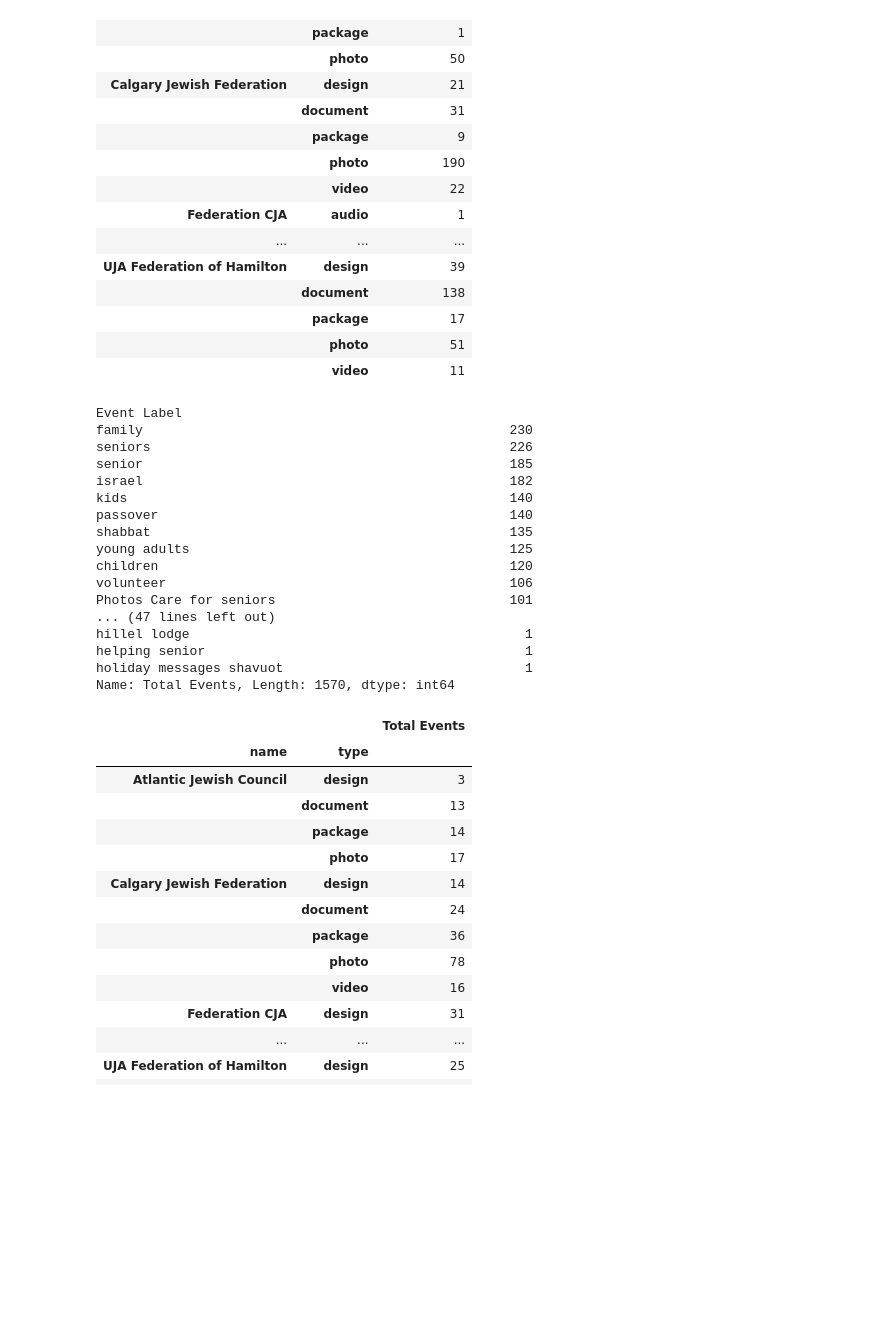
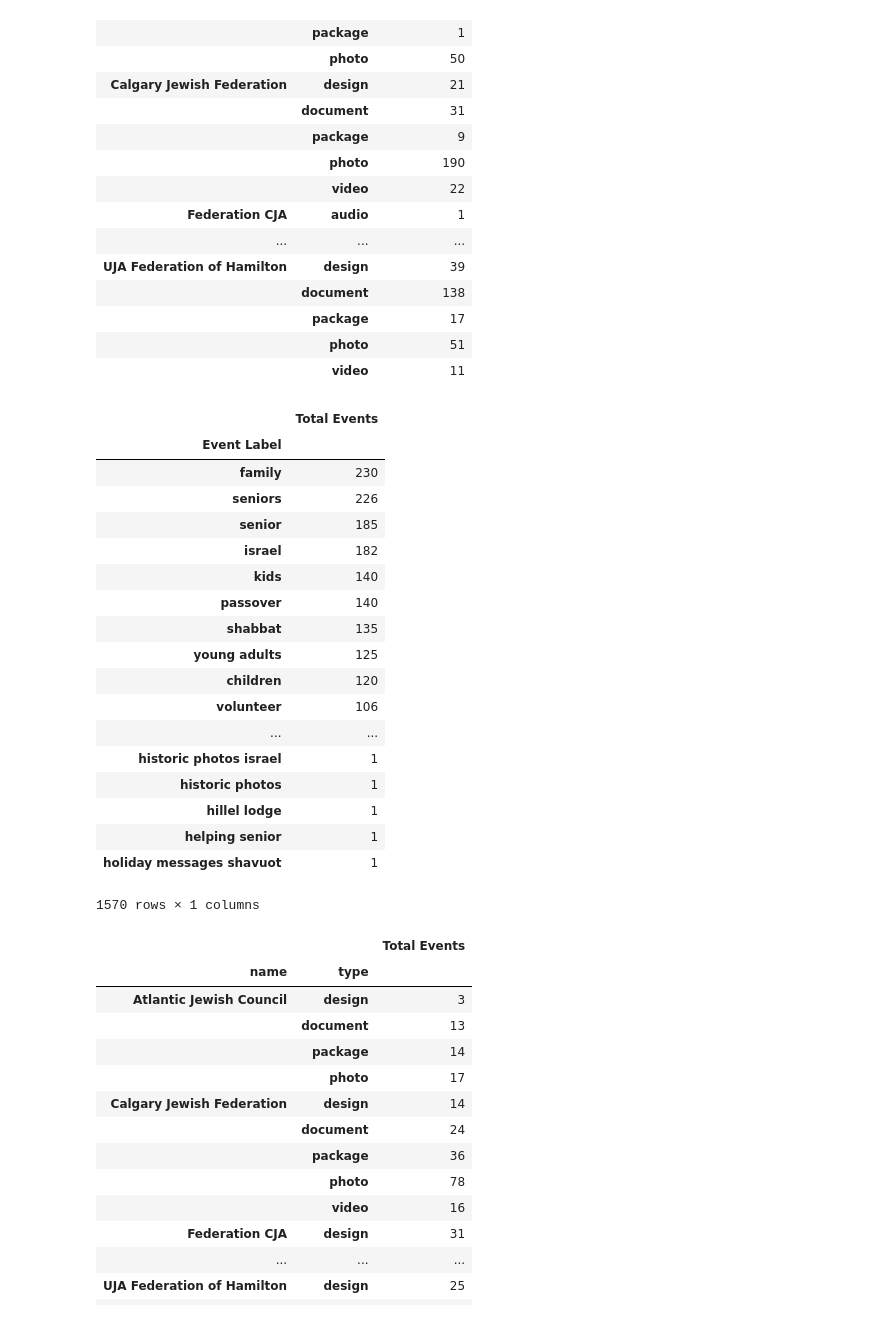
Before and after one commit to olga0503/DATA602hw1, a Jupyter notebook: FedCentral Canada.ipynb, the cells around one changed output. Drawn from its saved outputs; the diff is of its cells as text; code cells hidden in the pictures; blank space fills up the shorter version.

```diff
--- a/FedCentral Canada.ipynb
+++ b/FedCentral Canada.ipynb
@@ -189,51 +189,53 @@ x
 ser1 = pd.read_csv('ser1.csv')
 ser2 = pd.read_csv('ser2.csv')
 ser3 = pd.read_csv('ser3.csv')
 ser4 = pd.read_csv('ser4.csv')
 ser5 = pd.read_csv('ser5.csv')
 ser6 = pd.read_csv('ser6.csv')
 ser7 = pd.read_csv('ser7.csv')
 ser8 = pd.read_csv('ser8.csv')
 ser9 = pd.read_csv('ser9.csv')
 ser10 = pd.read_csv('ser10.csv')
 ser11 = pd.read_csv('ser11.csv')
 ser12 = pd.read_csv('ser12.csv')
 ser13 = pd.read_csv('ser13.csv')
 ser14 = pd.read_csv('ser14.csv')
 ser15 = pd.read_csv('ser15.csv')
 ser16 = pd.read_csv('ser16.csv')
 ser17 = pd.read_csv('ser17.csv')
 ser18 = pd.read_csv('ser18.csv')
 
 
 ser_fed = pd.concat([ser1, ser2, ser3, ser4, ser5, ser6, ser7, ser8, ser9, ser10, ser11, ser12, ser13, ser14, ser15, ser16, ser17, ser18],sort=True)
 
 ser_fed = ser_fed[ser_fed['User Organization']!='JFNA']
 ser_fed['User Organization'] = pd.to_numeric(ser_fed['User Organization'])
 federations['code'] = pd.to_numeric(federations['code'])
 
 
 ser_fed = pd.merge(ser_fed,federations[['code','name']],how='inner',left_on = 'User Organization', right_on = 'code')
 
-ser_fed.groupby('Event Label')['Total Events'].sum().sort_values(ascending=False)
+pd.DataFrame(ser_fed.groupby('Event Label')['Total Events'].sum().sort_values(ascending=False))
 # %% [output]
+|  | Total Events |
+| Event Label |  |
+| family | 230 |
+| seniors | 226 |
+| senior | 185 |
+| israel | 182 |
+| kids | 140 |
+| passover | 140 |
+| shabbat | 135 |
+| young adults | 125 |
+| children | 120 |
+| volunteer | 106 |
+| ... | ... |
+| historic photos israel | 1 |
+| historic photos | 1 |
+| hillel lodge | 1 |
+| helping senior | 1 |
+| holiday messages shavuot | 1 |
-Event Label
-family                                               230
-seniors                                              226
-senior                                               185
-israel                                               182
-kids                                                 140
-passover                                             140
-shabbat                                              135
-young adults                                         125
-children                                             120
-volunteer                                            106
-Photos Care for seniors                              101
-... (47 lines left out)
-hillel lodge                                           1
-helping senior                                         1
-holiday messages shavuot                               1
-Name: Total Events, Length: 1570, dtype: int64
+1570 rows × 1 columns
 # %%
 pr1 = pd.read_csv('pr1.csv')
 pr2 = pd.read_csv('pr2.csv')
```
